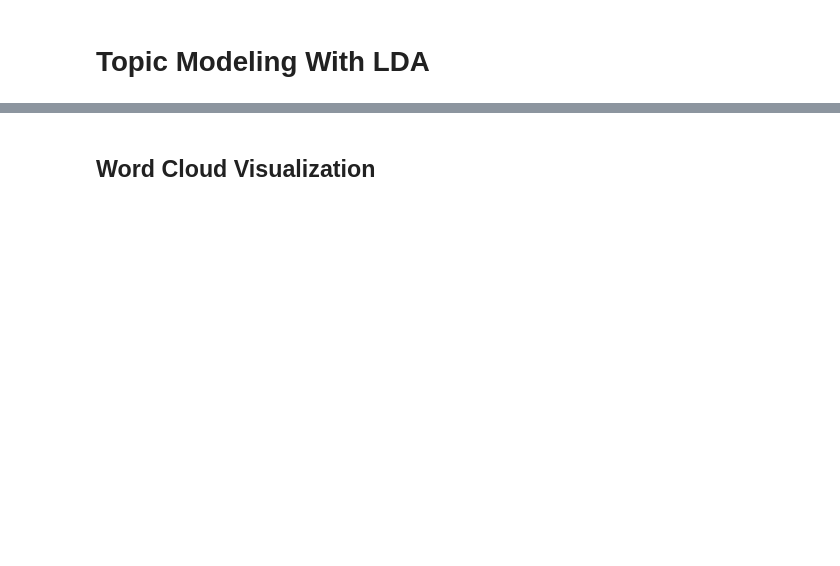
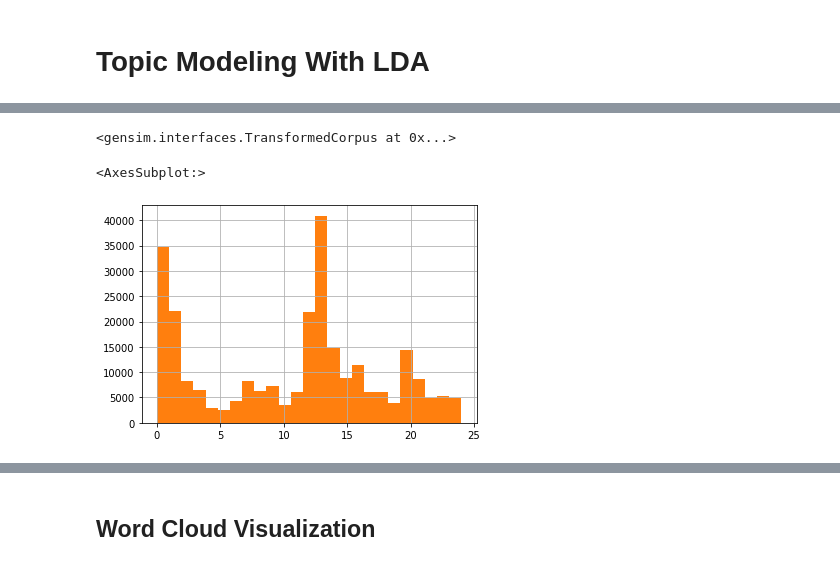
Before and after one commit to zekemorton/TopicModelingProject, a Jupyter notebook: topic_modeling.ipynb, the cells around one changed output, grey strips where cells are left out. Cells and saved outputs as stored; diff of their text form; code cells hidden in the pictures; blank space fills up the shorter version.

```diff
--- a/topic_modeling.ipynb
+++ b/topic_modeling.ipynb
@@ -238,0 +231,51 @@ pyLDAvis.display(display[1])
+# %%
+# def get_tokens(df):
+#     for index, row in df.iterrows():
+#         for token in row['token']:
+#             yield token
+
+# num_topics = 25
+# text_data = list(get_tokens(df))
+# dictionary = corpora.Dictionary(text_data)
+# corpus = [dictionary.doc2bow(text) for text in text_data]
+
+# ldamodel = gensim.models.ldamodel.LdaModel(corpus, num_topics = num_topics, id2word=dictionary, passes=15)
+# lda_display = pyLDAvis.gensim.prepare(ldamodel, corpus, dictionary, sort_topics=False)
+
+other_texts = list(get_tokens(df[(df['year'] > 1910) & (df['year'] < 1950 )]))
+other_corpus = [dictionary.doc2bow(text) for text in other_texts]
+
+unseen_doc = other_corpus
+vector = model[unseen_doc]
+# %% [output]
+<gensim.interfaces.TransformedCorpus at 0x...>
+# %%
+def get_best_topic(vector):
+    df = pd.DataFrame(vector, columns=["Topic", "Prob"])
+    return df[df["Prob"] == df["Prob"].max()]["Topic"].values[0]
+
+other_texts = list(get_tokens(df[(df['year'] > 1910) & (df['year'] < 1950 )]))
+other_corpus = [dictionary.doc2bow(text) for text in other_texts]
+
+unseen_doc = other_corpus
+preWW2 = model[unseen_doc]
+
+other_texts = list(get_tokens(df[(df['year'] >= 1950)]))
+other_corpus = [dictionary.doc2bow(text) for text in other_texts]
+
+unseen_doc = other_corpus
+postWW2 = model[unseen_doc]
+
+
+prob_df = pd.Series(preWW2)
+df1 = pd.DataFrame()
+df1["topic"] = prob_df.apply(get_best_topic)
+df1["topic"].hist(bins = 25)
+
+prob_df = pd.Series(postWW2)
+df2 = pd.DataFrame()
+df2["topic"] = prob_df.apply(get_best_topic)
+df2["topic"].hist(bins = 25)
+# %% [output]
+<AxesSubplot:>
+[figure, added]
```
Also changed, not shown: parts of 10 cells of this notebook, 1 other file.
